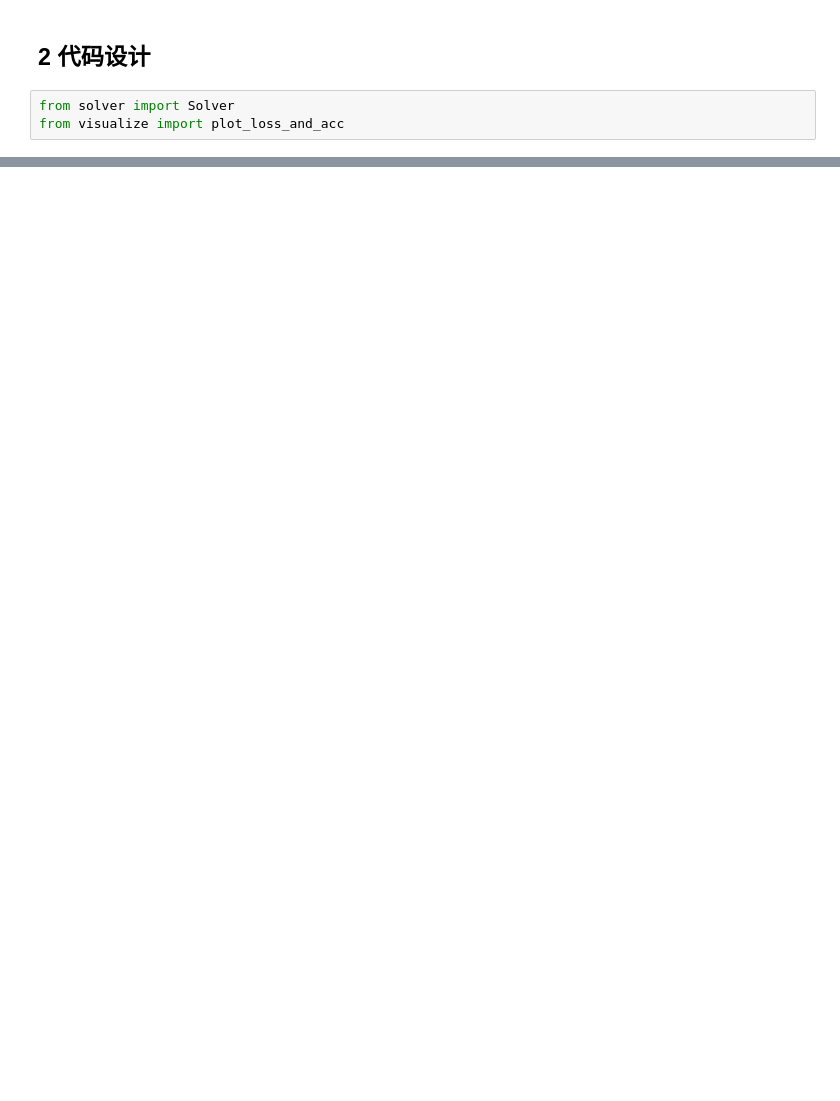
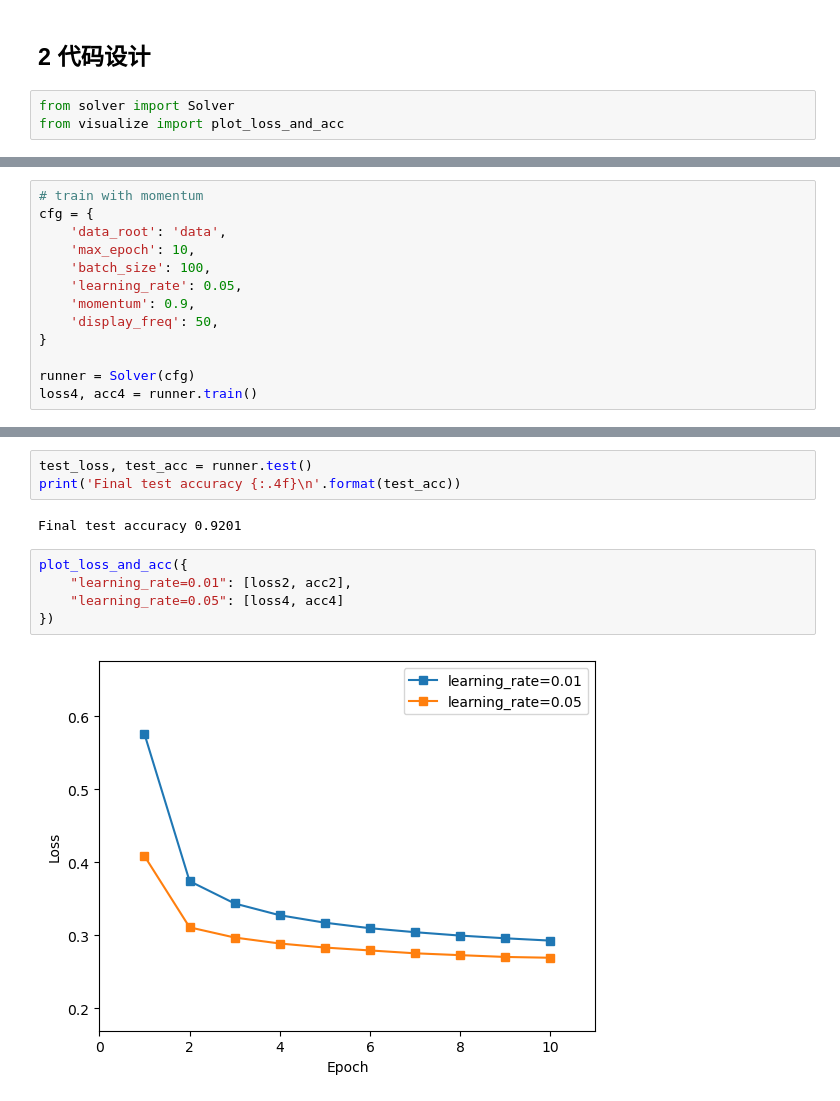
Before and after one commit to JaegerZhao/DeepLearning, a Jupyter notebook: 1 基于Softmax的手写数字识别/runner.ipynb, the cells around one changed output, grey strips where cells are left out. Drawn from its saved outputs; the diff is of its cells as text; blank space fills up the shorter version.

```diff
--- a/1 基于Softmax的手写数字识别/runner.ipynb
+++ b/1 基于Softmax的手写数字识别/runner.ipynb
@@ -150,0 +195,13 @@ plot_loss_and_acc({
+# %%
+# train with momentum
+cfg = {
+    'data_root': 'data',
+    'max_epoch': 10,
+    'batch_size': 100,
+    'learning_rate': 0.05,
+    'momentum': 0.9,
+    'display_freq': 50,
+}
+
+runner = Solver(cfg)
+loss4, acc4 = runner.train()
@@ -150,0 +226,12 @@ plot_loss_and_acc({
+# %%
+test_loss, test_acc = runner.test()
+print('Final test accuracy {:.4f}\n'.format(test_acc))
+# %% [output]
+Final test accuracy 0.9201
+# %%
+plot_loss_and_acc({
+    "learning_rate=0.01": [loss2, acc2],
+    "learning_rate=0.05": [loss4, acc4]
+})
+# %% [output]
+[figure, added]
```
Also changed, not shown: parts of 11 cells of this notebook.
